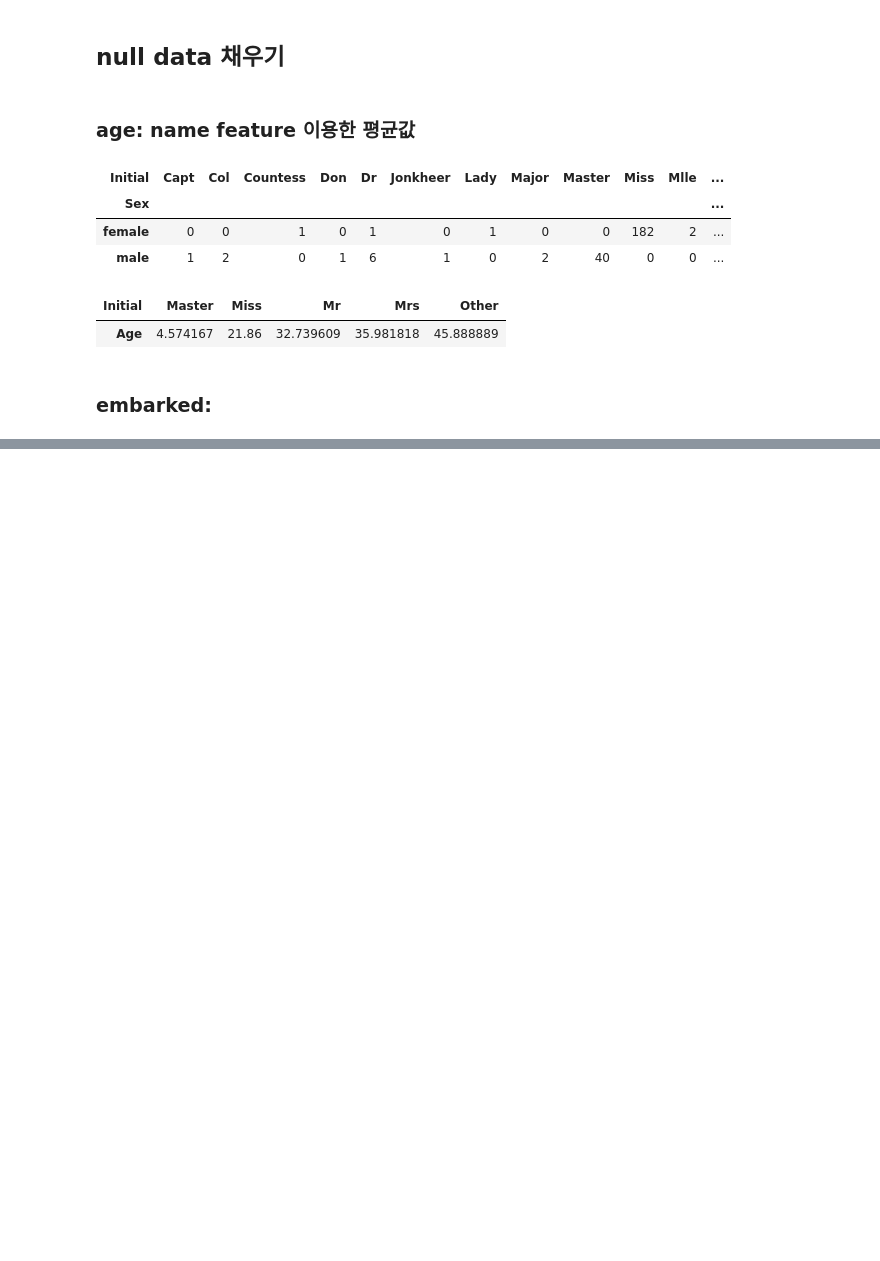
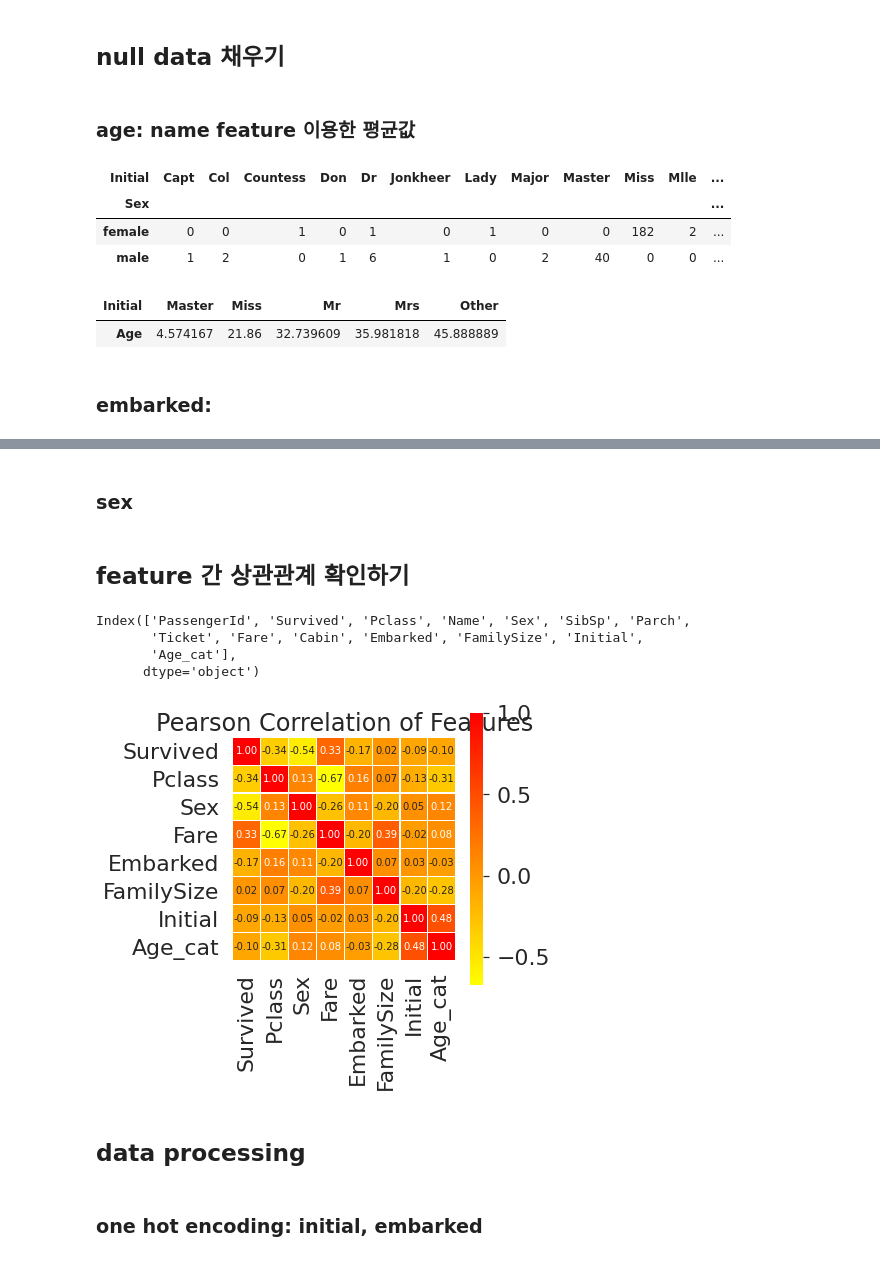
Before and after one commit to ahjin-vision/kaggle_workspace, a Jupyter notebook: [BinaryClassification]Titanic.ipynb, the cells around one changed output, grey strips where cells are left out. Drawn from its saved outputs; the diff is of its cells as text; code cells hidden in the pictures; blank space fills up the shorter version.

```diff
--- a/[BinaryClassification]Titanic.ipynb
+++ b/[BinaryClassification]Titanic.ipynb
@@ -529,0 +579,3 @@ df_test.loc[(df_test['Age'].isnull()) & (df_test['Initial']=='Other'), 'Age'] =
+# %%
+df_train.drop(['Age'], axis=1, inplace=True)
+df_test.drop(['Age'], axis=1, inplace=True)
@@ -529,0 +586,3 @@ df_test.loc[(df_test['Age'].isnull()) & (df_test['Initial']=='Other'), 'Age'] =
+# %%
+df_train['Initial'] = df_train['Initial'].map({'Master':0, "Miss":1, "Mr":2, "Mrs":3, "Other":4 })
+df_test['Initial'] = df_test['Initial'].map({'Master':0, "Miss":1, "Mr":2, "Mrs":3, "Other":4 })
@@ -529,0 +591,33 @@ df_test.loc[(df_test['Age'].isnull()) & (df_test['Initial']=='Other'), 'Age'] =
+# %%
+df_train['Embarked'] = df_train['Embarked'].map({'C':0, 'Q':1, 'S':2})
+df_test['Embarked'] = df_test['Embarked'].map({'C':0, 'Q':1, 'S':2})
+# %% [markdown]
+### sex
+# %%
+df_train['Sex'] = df_train['Sex'].map({'female':0, 'male':1})
+df_test['Sex'] = df_test['Sex'].map({'female':0, 'male':1})
+# %% [markdown]
+## feature 간 상관관계 확인하기
+# %%
+df_train.columns
+# %% [output]
+Index(['PassengerId', 'Survived', 'Pclass', 'Name', 'Sex', 'SibSp', 'Parch',
+       'Ticket', 'Fare', 'Cabin', 'Embarked', 'FamilySize', 'Initial',
+       'Age_cat'],
+      dtype='object')
+# %%
+data = df_train[['Survived', 'Pclass', 'Sex', 'Fare', 'Embarked', 'FamilySize', 'Initial',
+       'Age_cat']]
+color = plt.cm.autumn_r
+
+plt.figure(figsize=(5, 5))
+sns.heatmap(data.astype(float).corr(), linewidths=0.1, vmax=1.0,
+            square=True, cmap=color, linecolor='white', annot=True, annot_kws={"size":10}, fmt=".2f")
+plt.title("Pearson Correlation of Features")
+plt.show()
+# %% [output]
+[figure, added]
+# %% [markdown]
+## data processing
+# %% [markdown]
+### one hot encoding: initial, embarked
```
Also changed, not shown: parts of 35 cells of this notebook.
